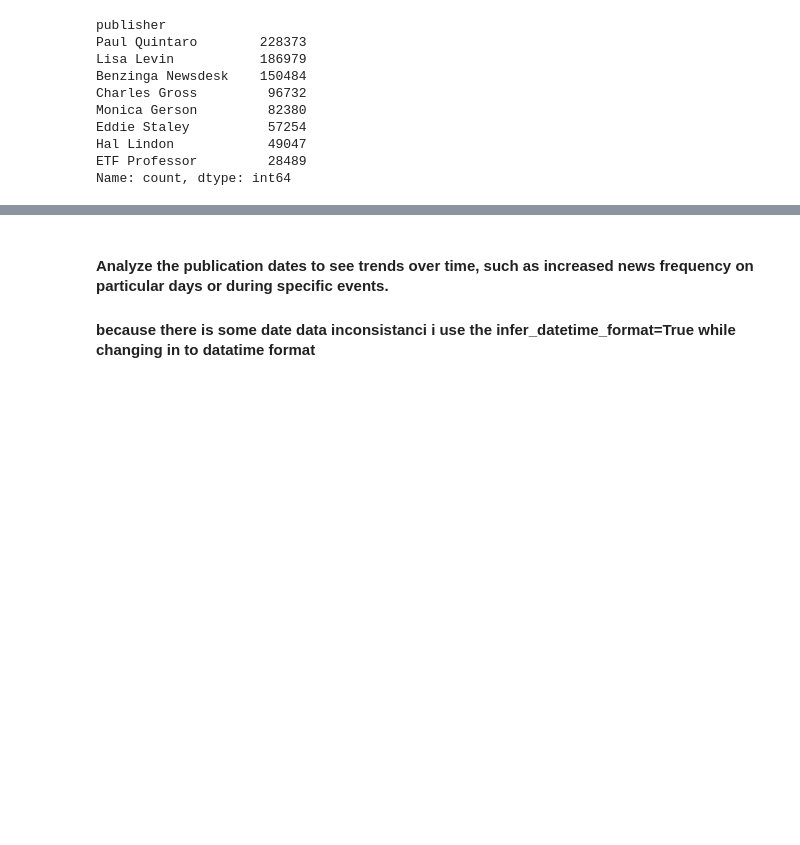
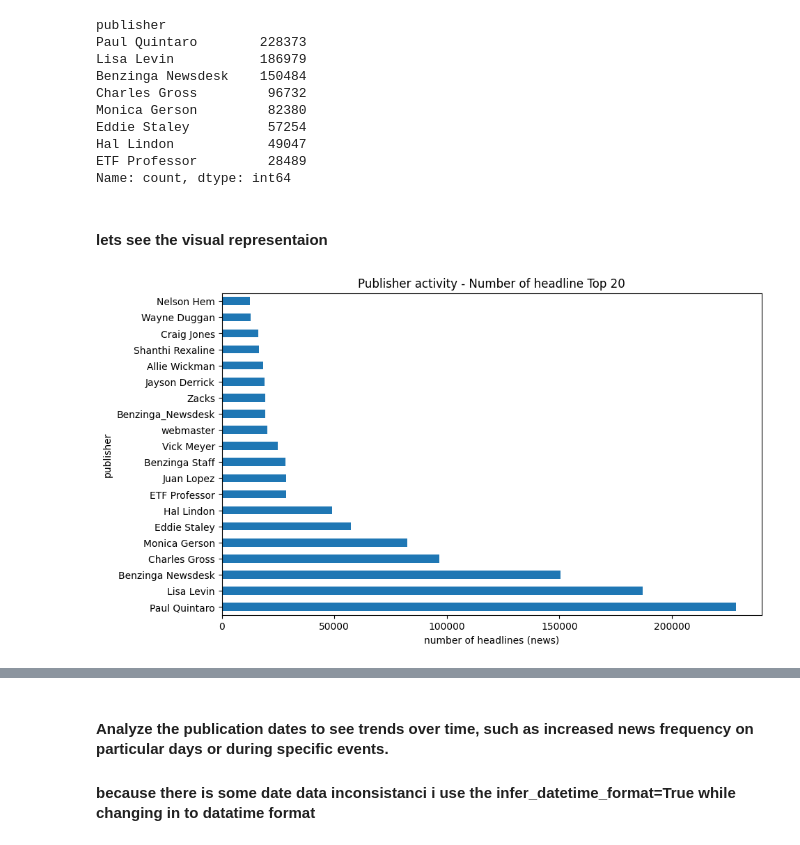
Before and after one commit to Bereket-07/Financial-News-Sentiment-and-Stock-Market-Analysis, a Jupyter notebook: notebooks/__init__.ipynb, the cells around one changed output, grey strips where cells are left out. Drawn from its saved outputs; the diff is of its cells as text; code cells hidden in the pictures; blank space fills up the shorter version.

```diff
--- a/notebooks/__init__.ipynb
+++ b/notebooks/__init__.ipynb
@@ -62,3 +64,16 @@ Eddie Staley          57254
 Hal Lindon            49047
 ETF Professor         28489
 Name: count, dtype: int64
+# %% [markdown]
+#### lets see the visual representaion
+# %%
+publisher_activity = df.groupby("publisher")["headline"].count()
+top_publishers = publisher_activity.sort_values(ascending=False).head(20)
+
+plt.figure(figsize=(10,6))
+top_publishers.plot(kind='barh', title="Publisher activity - Number of headline Top 20")
+plt.xlabel("number of headlines (news)")
+plt.ylabel("publisher")
+plt.show()
+# %% [output]
+[figure, added]
```
Also changed, not shown: parts of 13 cells of this notebook.
